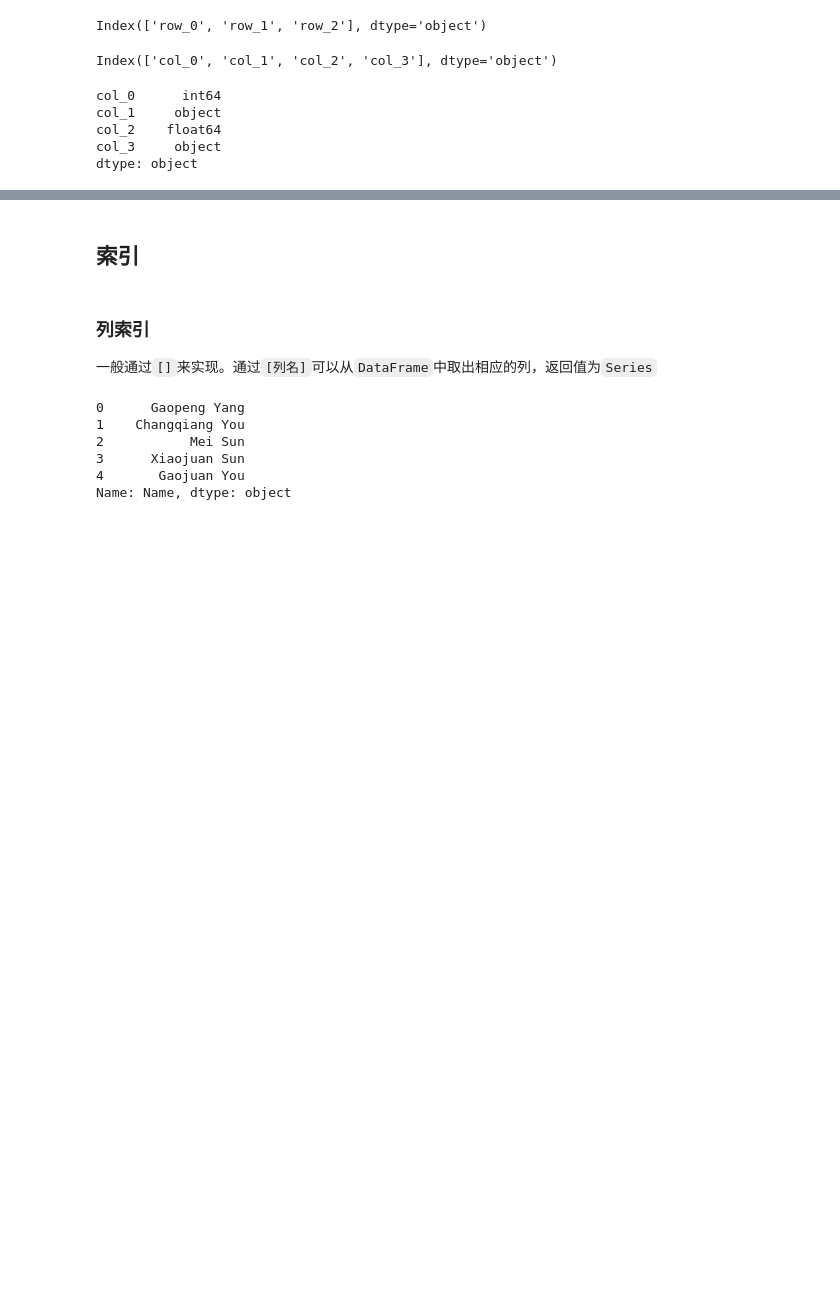
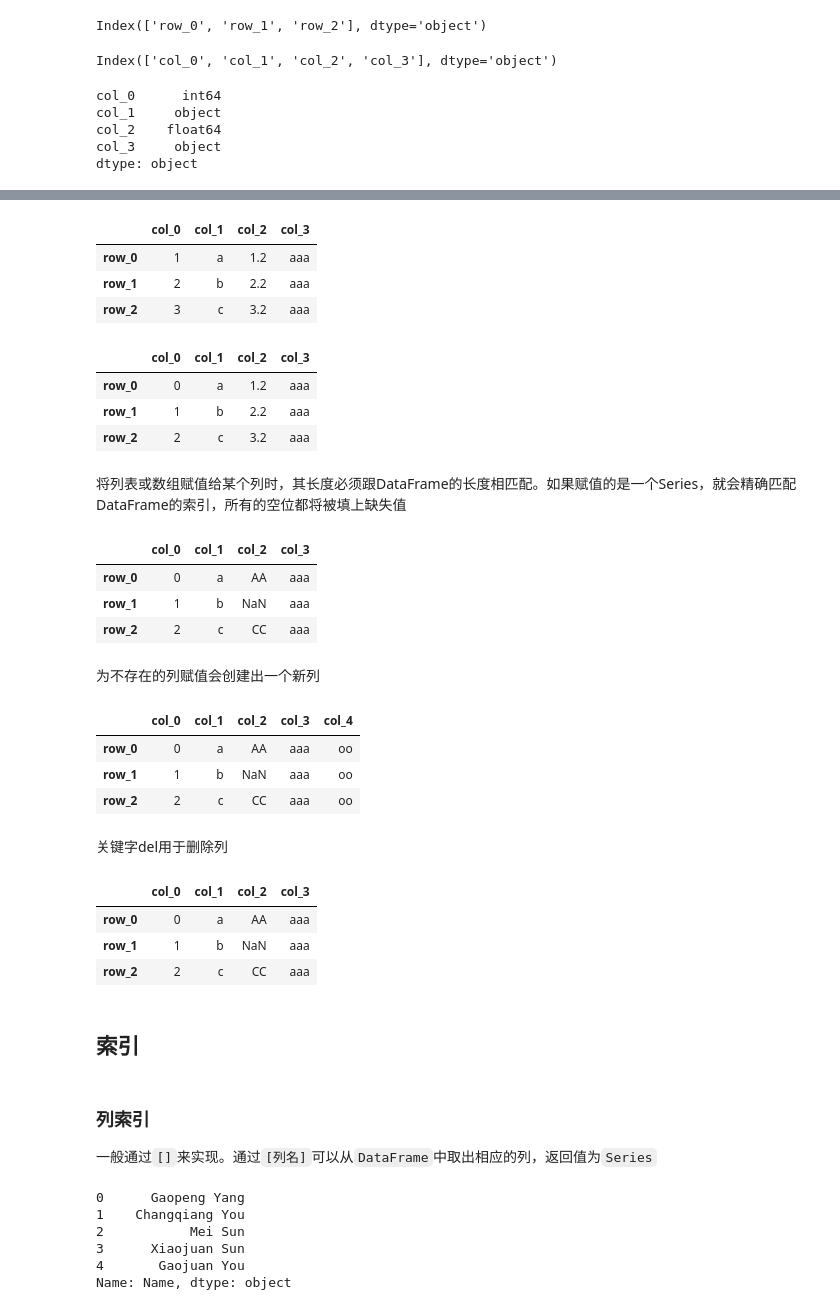
Before and after one commit to RyannChenOO/deeplearningNotes, a Jupyter notebook: pandas/pandas基础.ipynb, the cells around one changed output, grey strips where cells are left out. Drawn from its saved outputs; the diff is of its cells as text; code cells hidden in the pictures; blank space fills up the shorter version.

```diff
--- a/pandas/pandas基础.ipynb
+++ b/pandas/pandas基础.ipynb
@@ -279,3 +566,55 @@ df.shape
+# %%
+# 整个列都能进行了修改-标量赋值
+df["col_3"] = "aaa"
+df
+# %% [output]
+|  | col_0 | col_1 | col_2 | col_3 |
+| row_0 | 1 | a | 1.2 | aaa |
+| row_1 | 2 | b | 2.2 | aaa |
+| row_2 | 3 | c | 3.2 | aaa |
+# %%
+import numpy as np
+# 列修改-一组值
+df["col_0"] = np.arange(3)
+df
+# %% [output]
+|  | col_0 | col_1 | col_2 | col_3 |
+| row_0 | 0 | a | 1.2 | aaa |
+| row_1 | 1 | b | 2.2 | aaa |
+| row_2 | 2 | c | 3.2 | aaa |
+# %% [markdown]
+
+将列表或数组赋值给某个列时，其长度必须跟DataFrame的长度相匹配。如果赋值的是一个Series，就会精确匹配DataFrame的索引，所有的空位都将被填上缺失值
+# %%
+val = pd.Series(["AA", "CC"], index=["row_0", "row_2"])
+# 列修改-Series赋值
+df["col_2"] = val
+df
+# %% [output]
+|  | col_0 | col_1 | col_2 | col_3 |
+| row_0 | 0 | a | AA | aaa |
+| row_1 | 1 | b | NaN | aaa |
+| row_2 | 2 | c | CC | aaa |
+# %% [markdown]
+为不存在的列赋值会创建出一个新列
+# %%
+df["col_4"] = "oo"
+df
+# %% [output]
+|  | col_0 | col_1 | col_2 | col_3 | col_4 |
+| row_0 | 0 | a | AA | aaa | oo |
+| row_1 | 1 | b | NaN | aaa | oo |
+| row_2 | 2 | c | CC | aaa | oo |
+# %% [markdown]
+关键字del用于删除列
+# %%
+del df["col_4"]
+df
+# %% [output]
+|  | col_0 | col_1 | col_2 | col_3 |
+| row_0 | 0 | a | AA | aaa |
+| row_1 | 1 | b | NaN | aaa |
+| row_2 | 2 | c | CC | aaa |
 # %% [markdown]
 ## 索引
 # %% [markdown]
```
Also changed, not shown: parts of 54 cells of this notebook, 2 other files.
